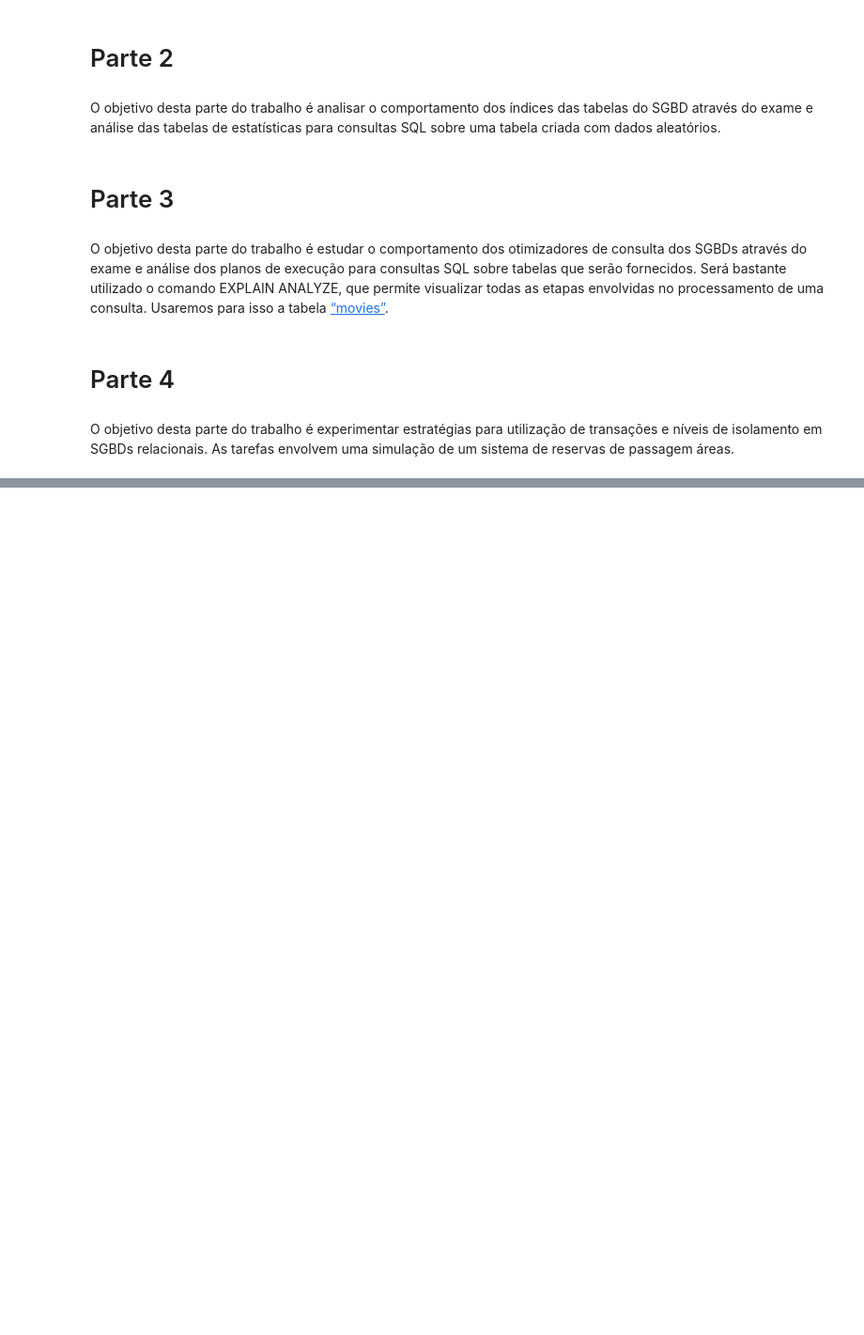
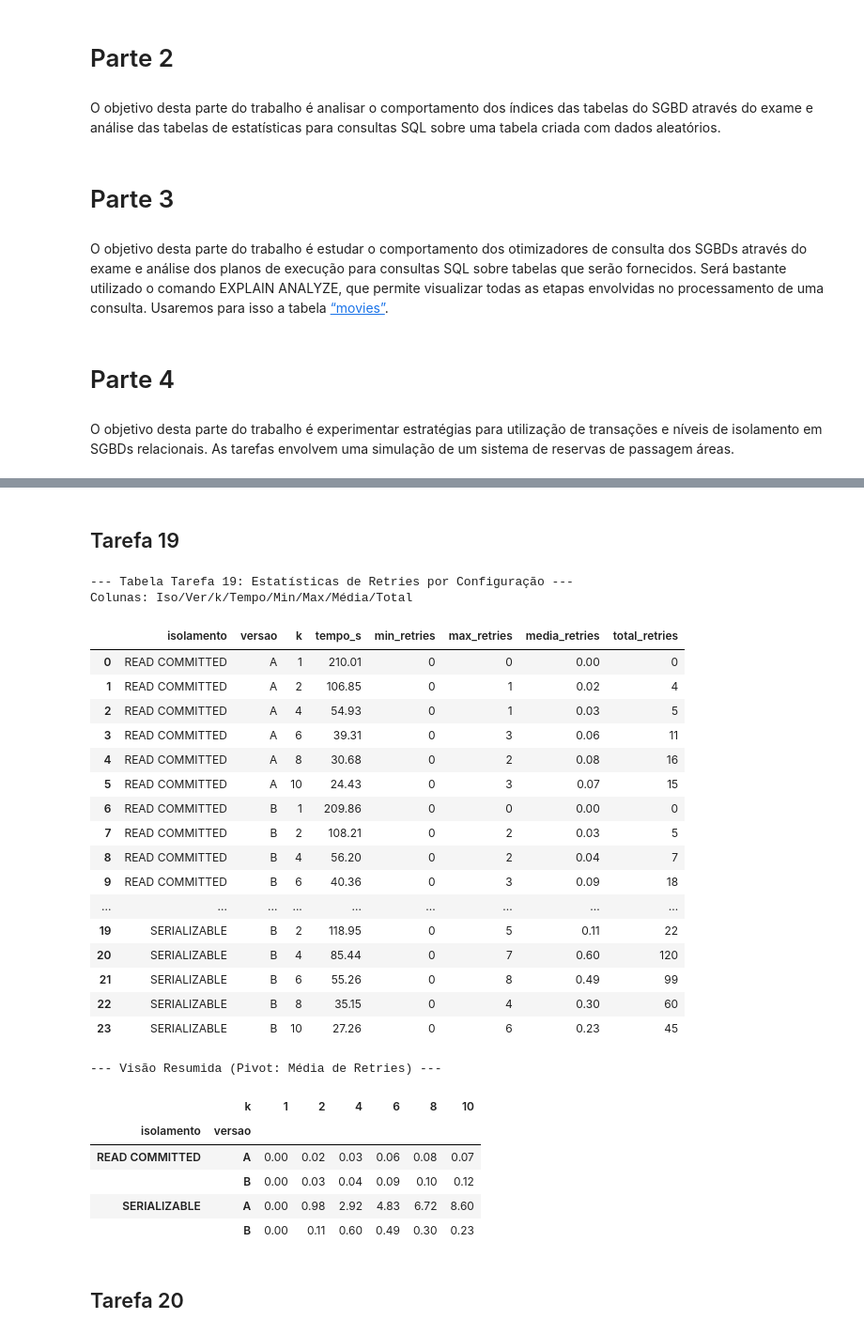
Before and after one commit to Aruthuro/BD_-_Trabalho_3_-_Tarefas_diversas, a Jupyter notebook: BD_Trabalho_3_Tarefas_diversas.ipynb, the cells around one changed output, grey strips where cells are left out. Shown: that part at 94% size. Drawn from its saved outputs; the diff is of its cells as text; code cells hidden in the pictures; blank space fills up the shorter version.

```diff
--- a/BD_Trabalho_3_Tarefas_diversas.ipynb
+++ b/BD_Trabalho_3_Tarefas_diversas.ipynb
@@ -954,0 +1266,67 @@ O objetivo desta parte do trabalho é experimentar estratégias para utilizaçã
+# %% [markdown]
+## Tarefa 19
+# %%
+df_t19 = df_resultados_final.copy()
+
+colunas_exibicao = [
+    'isolamento',
+    'versao',
+    'k',
+    'tempo_s',
+    'min_retries',
+    'max_retries',
+    'media_retries',
+    'total_retries'
+]
+
+df_apresentacao = df_t19[colunas_exibicao]
+
+print("--- Tabela Tarefa 19: Estatísticas de Retries por Configuração ---")
+print("Colunas: Iso/Ver/k/Tempo/Min/Max/Média/Total")
+
+display(
+    df_apresentacao.style
+    .background_gradient(cmap='Reds', subset=['media_retries', 'total_retries'])
+    .format({
+        'tempo_s': '{:.2f}',
+        'media_retries': '{:.2f}',
+        'total_retries': '{:.0f}'
+    })
+)
+
+print("\n--- Visão Resumida (Pivot: Média de Retries) ---")
+pivot_media = df_t19.pivot_table(
+    index=['isolamento', 'versao'],
+    columns='k',
+    values='media_retries'
+)
+display(pivot_media.style.background_gradient(cmap='Reds', axis=None).format("{:.2f}"))
+# %% [output]
+--- Tabela Tarefa 19: Estatísticas de Retries por Configuração ---
+Colunas: Iso/Ver/k/Tempo/Min/Max/Média/Total
+|  | isolamento | versao | k | tempo_s | min_retries | max_retries | media_retries | total_retries |
+| 0 | READ COMMITTED | A | 1 | 210.01 | 0 | 0 | 0.00 | 0 |
+| 1 | READ COMMITTED | A | 2 | 106.85 | 0 | 1 | 0.02 | 4 |
+| 2 | READ COMMITTED | A | 4 | 54.93 | 0 | 1 | 0.03 | 5 |
+| 3 | READ COMMITTED | A | 6 | 39.31 | 0 | 3 | 0.06 | 11 |
+| 4 | READ COMMITTED | A | 8 | 30.68 | 0 | 2 | 0.08 | 16 |
+| 5 | READ COMMITTED | A | 10 | 24.43 | 0 | 3 | 0.07 | 15 |
+| 6 | READ COMMITTED | B | 1 | 209.86 | 0 | 0 | 0.00 | 0 |
+| 7 | READ COMMITTED | B | 2 | 108.21 | 0 | 2 | 0.03 | 5 |
+| 8 | READ COMMITTED | B | 4 | 56.20 | 0 | 2 | 0.04 | 7 |
+| 9 | READ COMMITTED | B | 6 | 40.36 | 0 | 3 | 0.09 | 18 |
+| ... | ... | ... | ... | ... | ... | ... | ... | ... |
+| 19 | SERIALIZABLE | B | 2 | 118.95 | 0 | 5 | 0.11 | 22 |
+| 20 | SERIALIZABLE | B | 4 | 85.44 | 0 | 7 | 0.60 | 120 |
+| 21 | SERIALIZABLE | B | 6 | 55.26 | 0 | 8 | 0.49 | 99 |
+| 22 | SERIALIZABLE | B | 8 | 35.15 | 0 | 4 | 0.30 | 60 |
+| 23 | SERIALIZABLE | B | 10 | 27.26 | 0 | 6 | 0.23 | 45 |
+--- Visão Resumida (Pivot: Média de Retries) ---
+|  | k | 1 | 2 | 4 | 6 | 8 | 10 |
+| isolamento | versao |  |  |  |  |  |  |
+| READ COMMITTED | A | 0.00 | 0.02 | 0.03 | 0.06 | 0.08 | 0.07 |
+|  | B | 0.00 | 0.03 | 0.04 | 0.09 | 0.10 | 0.12 |
+| SERIALIZABLE | A | 0.00 | 0.98 | 2.92 | 4.83 | 6.72 | 8.60 |
+|  | B | 0.00 | 0.11 | 0.60 | 0.49 | 0.30 | 0.23 |
+# %% [markdown]
+## Tarefa 20
```
Also changed, not shown: parts of 41 cells of this notebook.
